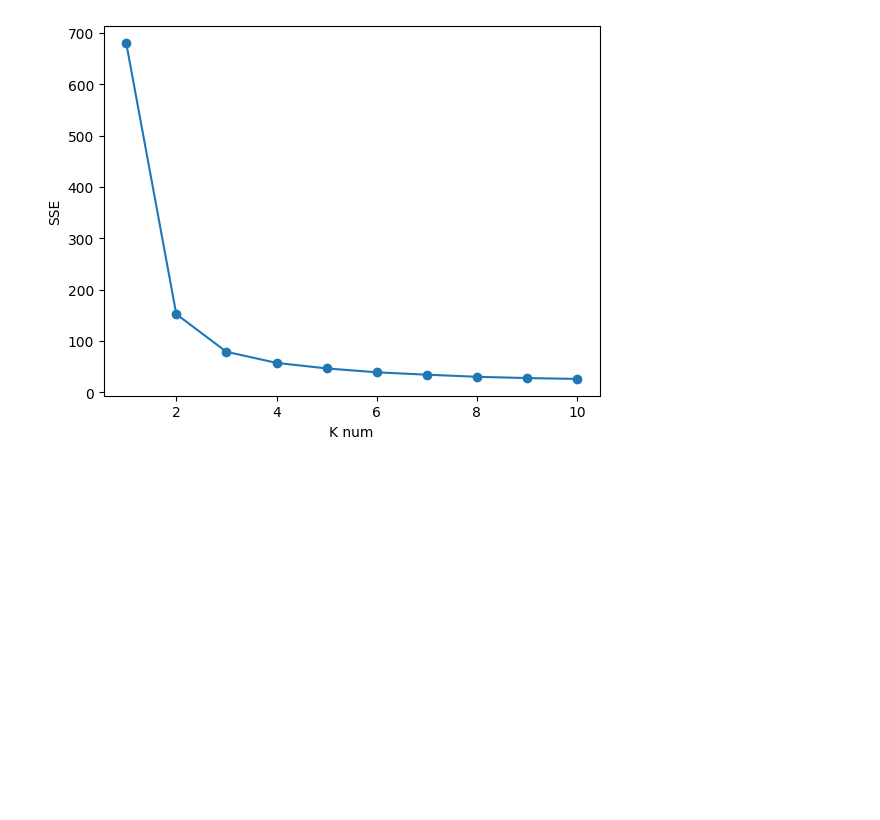
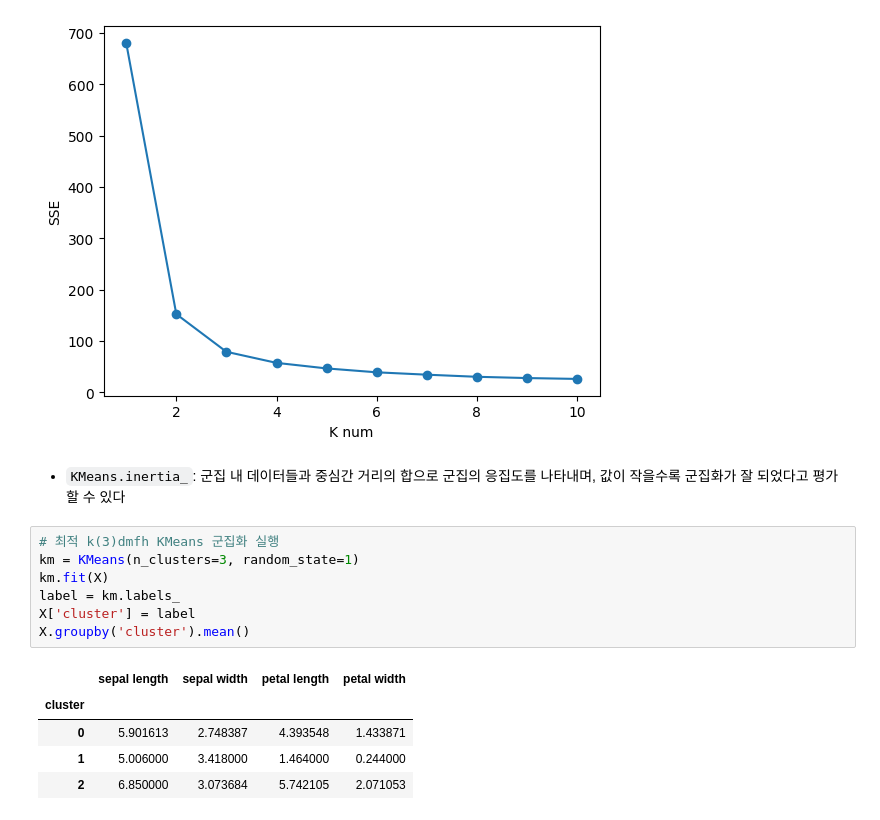
Before and after one commit to sai-with/ADP_prac, a Jupyter notebook: statics/군집분석.ipynb, the cells around one changed output. Cells and saved outputs as stored; diff of their text form; blank space fills up the shorter version.

````diff
--- a/statics/군집분석.ipynb
+++ b/statics/군집분석.ipynb
@@ -268,3 +268,18 @@ k: 8 SSE: 30.227724598930486
 k: 9 SSE: 27.766706937799043
 k: 10 SSE: 26.07225182334006
 [figure]
+# %% [markdown]
+* ```KMeans.inertia_```: 군집 내 데이터들과 중심간 거리의 합으로 군집의 응집도를 나타내며, 값이 작을수록 군집화가 잘 되었다고 평가할 수 있다
+# %%
+# 최적 k(3)dmfh KMeans 군집화 실행
+km = KMeans(n_clusters=3, random_state=1)
+km.fit(X)
+label = km.labels_
+X['cluster'] = label
+X.groupby('cluster').mean()
+# %% [output]
+|  | sepal length | sepal width | petal length | petal width |
+| cluster |  |  |  |  |
+| 0 | 5.901613 | 2.748387 | 4.393548 | 1.433871 |
+| 1 | 5.006000 | 3.418000 | 1.464000 | 0.244000 |
+| 2 | 6.850000 | 3.073684 | 5.742105 | 2.071053 |
````
Also changed, not shown: parts of 9 cells of this notebook, 4 other files.
